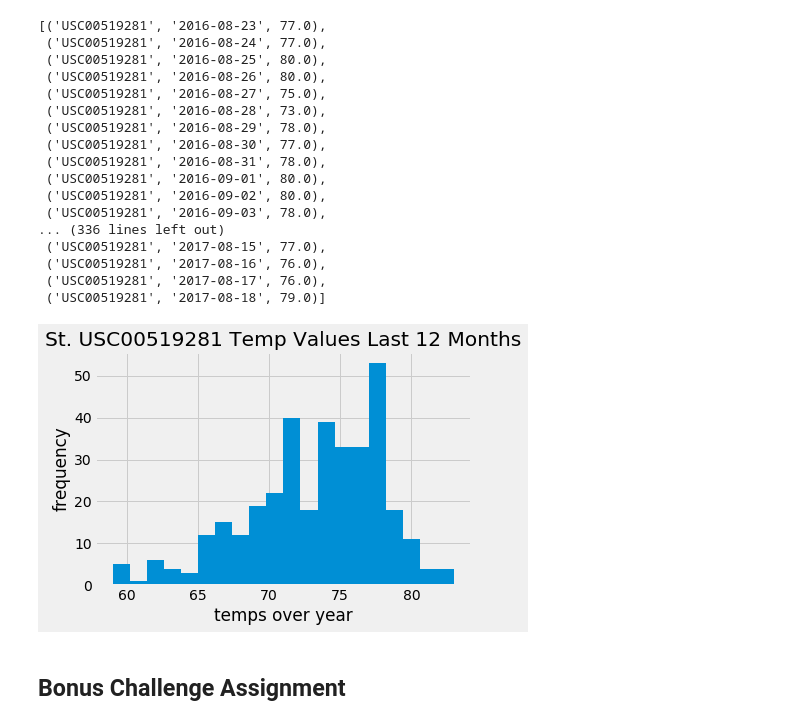
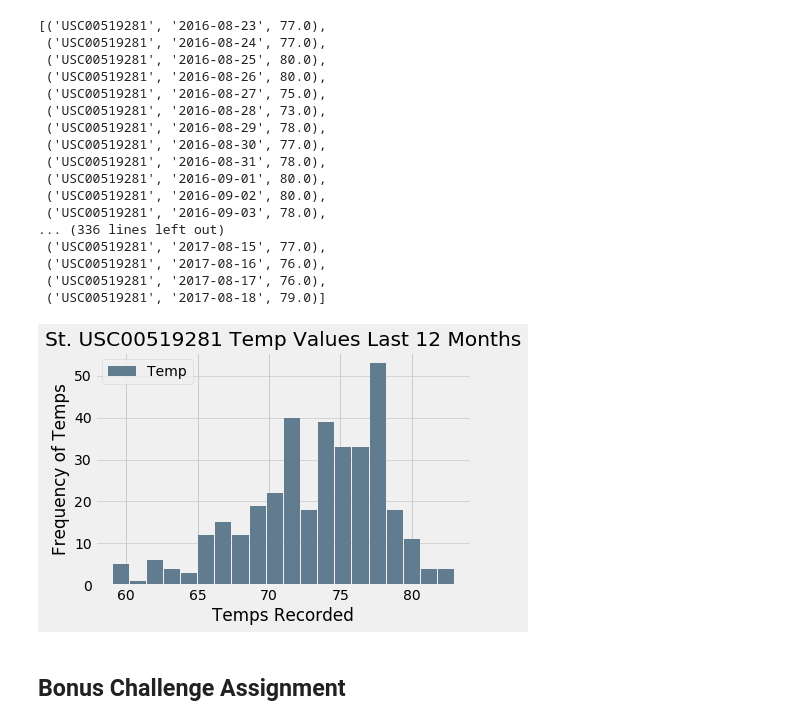
Before and after one commit to gitgranthub/sqlalchemy-challenge, a Jupyter notebook: climate_analysis.ipynb, the cells around one changed output. Drawn from its saved outputs; the diff is of its cells as text; code cells hidden in the pictures.

Commit message:
changed hist plot

```diff
--- a/climate_analysis.ipynb
+++ b/climate_analysis.ipynb
@@ -236,14 +233,17 @@ for i in last_twlv_observ:
 temp_df = pd.DataFrame({'Date': dates, 'Temp': temps}).set_index('Date')
 # %%
 temp_df.sort_values('Date', inplace=True)
-# %%
-temp_df.hist(bins=20)
-plt.xlabel('temps over year')
-plt.ylabel('frequency')
-plt.title('St. USC00519281 Temp Values Last 12 Months')
-plt.show()
-# %% [output]
-[figure, removed]
+# %%
+size, scale = 1000, 10
+
+temp_df.plot.hist(grid=True, bins=20, rwidth=.94,
+                   color='#607c8e')
+plt.title('St. USC00519281 Temp Values Last 12 Months')
+plt.xlabel('Temps Recorded')
+plt.ylabel('Frequency of Temps')
+plt.grid(axis='y', alpha=0.75)
+# %% [output]
+[figure, added]
 # %% [markdown]
 ## Bonus Challenge Assignment
 # %%
```
Also changed, not shown: parts of 4 cells of this notebook.
